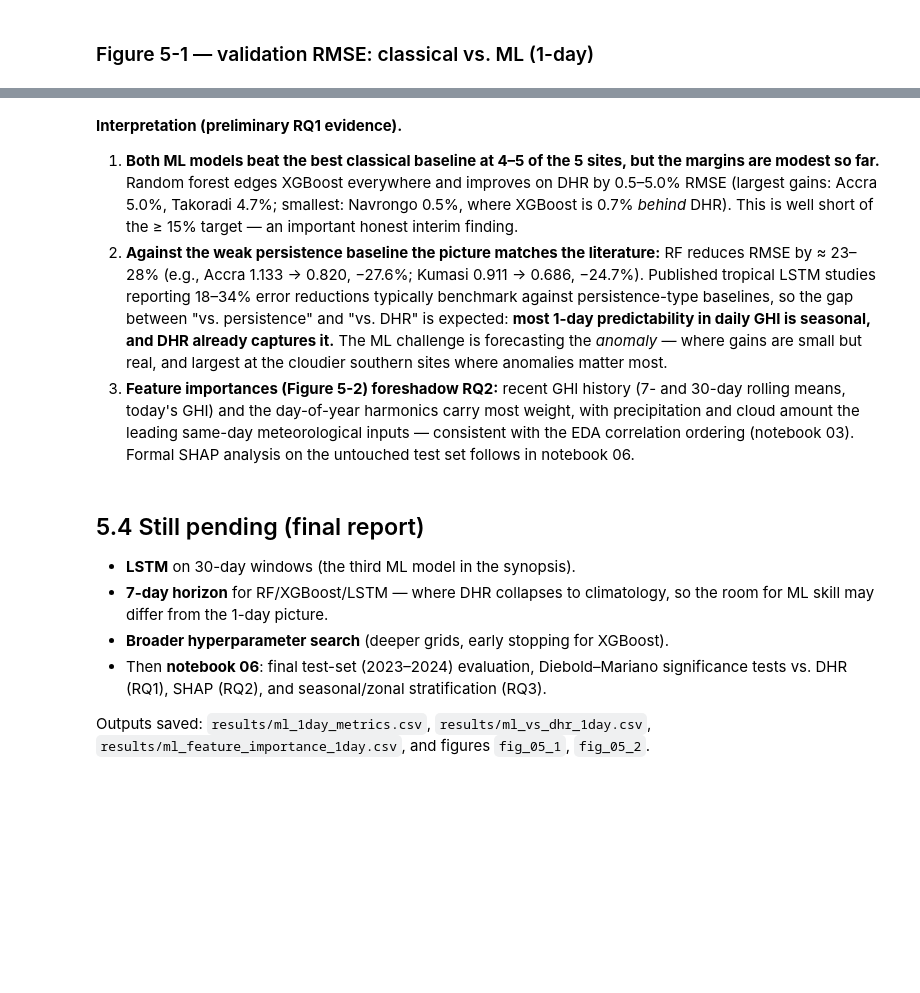
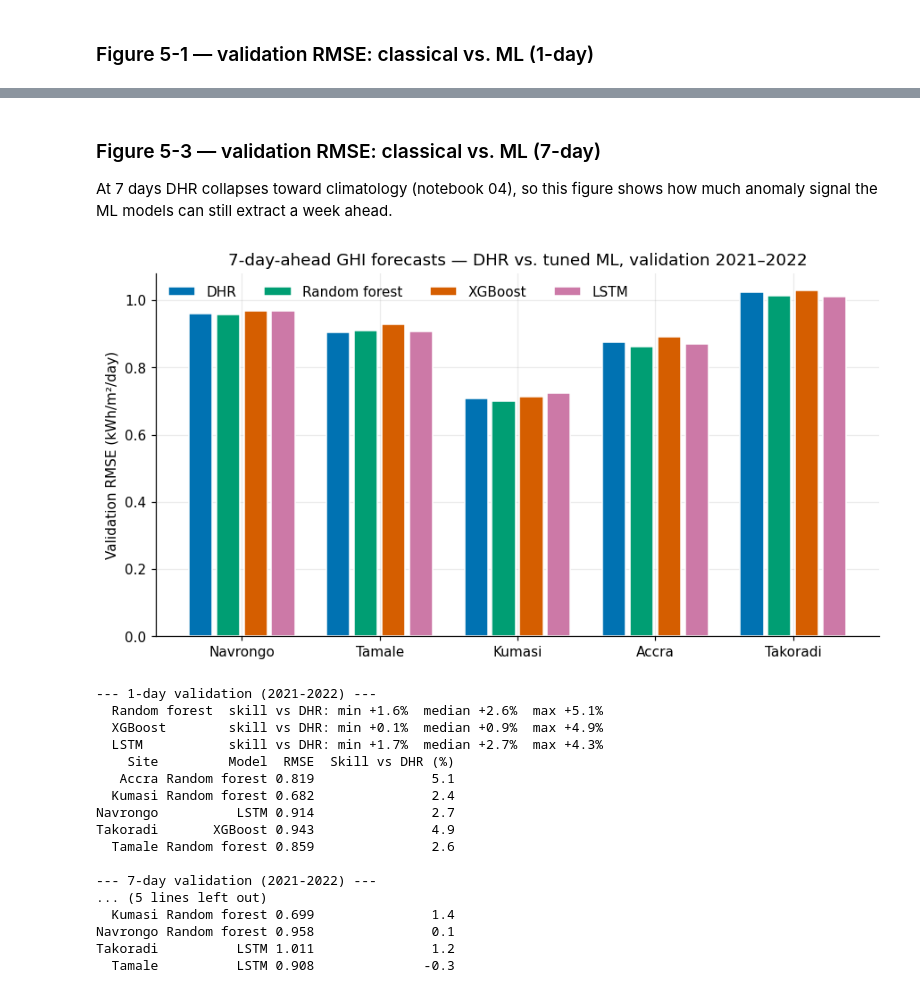
Before and after one commit to kudumens/capstone-solar-ghana, a Jupyter notebook: notebooks/05_ml_models.ipynb, the cells around one changed output, grey strips where cells are left out. Saved outputs shown, nothing was run; the diff lists cells and outputs as text; code cells hidden in the pictures; blank space fills up the shorter version.

```diff
--- a/notebooks/05_ml_models.ipynb
+++ b/notebooks/05_ml_models.ipynb
@@ -228,35 +581,39 @@ imp.round(3)
-# %% [markdown]
-**Interpretation (preliminary RQ1 evidence).**
-
-1. **Both ML models beat the best classical baseline at 4–5 of the 5 sites, but the
-   margins are modest so far.** Random forest edges XGBoost everywhere and improves
-   on DHR by 0.5–5.0% RMSE (largest gains: Accra 5.0%, Takoradi 4.7%; smallest:
-   Navrongo 0.5%, where XGBoost is 0.7% *behind* DHR). This is well short of the
-   ≥ 15% target — an important honest interim finding.
-2. **Against the weak persistence baseline the picture matches the literature:**
-   RF reduces RMSE by ≈ 23–28% (e.g., Accra 1.133 → 0.820, −27.6%; Kumasi
-   0.911 → 0.686, −24.7%). Published tropical LSTM studies reporting 18–34% error
-   reductions typically benchmark against persistence-type baselines, so the gap
-   between "vs. persistence" and "vs. DHR" is expected: **most 1-day predictability
-   in daily GHI is seasonal, and DHR already captures it.** The ML challenge is
-   forecasting the *anomaly* — where gains are small but real, and largest at the
-   cloudier southern sites where anomalies matter most.
-3. **Feature importances (Figure 5-2) foreshadow RQ2:** recent GHI history
-   (7- and 30-day rolling means, today's GHI) and the day-of-year harmonics carry
-   most weight, with precipitation and cloud amount the leading same-day
-   meteorological inputs — consistent with the EDA correlation ordering
-   (notebook 03). Formal SHAP analysis on the untouched test set follows in
-   notebook 06.
-# %% [markdown]
-## 5.4 Still pending (final report)
-
-- **LSTM** on 30-day windows (the third ML model in the synopsis).
-- **7-day horizon** for RF/XGBoost/LSTM — where DHR collapses to climatology, so
-  the room for ML skill may differ from the 1-day picture.
-- **Broader hyperparameter search** (deeper grids, early stopping for XGBoost).
-- Then **notebook 06**: final test-set (2023–2024) evaluation, Diebold–Mariano
-  significance tests vs. DHR (RQ1), SHAP (RQ2), and seasonal/zonal stratification
-  (RQ3).
-
-Outputs saved: `results/ml_1day_metrics.csv`, `results/ml_vs_dhr_1day.csv`,
-`results/ml_feature_importance_1day.csv`, and figures `fig_05_1`, `fig_05_2`.
+# %% [markdown]
+### Figure 5-3 — validation RMSE: classical vs. ML (7-day)
+
+At 7 days DHR collapses toward climatology (notebook 04), so this figure shows how
+much anomaly signal the ML models can still extract a week ahead.
+# %%
+rmse_bars('7-day', 'fig_05_3_ml_vs_dhr_7day.png',
+          '7-day-ahead GHI forecasts — DHR vs. tuned ML, validation 2021–2022')
+# %% [output]
+[figure, added]
+# %%
+for h in HORIZONS:
+    sub = comp[comp['Horizon'] == f'{h}-day']
+    print(f'--- {h}-day validation (2021-2022) ---')
+    for model in ['Random forest', 'XGBoost', 'LSTM']:
+        s = sub[sub['Model'] == model]['Skill vs DHR (%)']
+        print(f'  {model:<14} skill vs DHR: min {s.min():+.1f}%  '
+              f'median {s.median():+.1f}%  max {s.max():+.1f}%')
+    best_by_site = sub.loc[sub.groupby('Site')['RMSE'].idxmin(),
+                           ['Site', 'Model', 'RMSE', 'Skill vs DHR (%)']]
+    print(best_by_site.to_string(index=False), '\n')
+# %% [output]
+--- 1-day validation (2021-2022) ---
+  Random forest  skill vs DHR: min +1.6%  median +2.6%  max +5.1%
+  XGBoost        skill vs DHR: min +0.1%  median +0.9%  max +4.9%
+  LSTM           skill vs DHR: min +1.7%  median +2.7%  max +4.3%
+    Site         Model  RMSE  Skill vs DHR (%)
+   Accra Random forest 0.819               5.1
+  Kumasi Random forest 0.682               2.4
+Navrongo          LSTM 0.914               2.7
+Takoradi       XGBoost 0.943               4.9
+  Tamale Random forest 0.859               2.6
+
+--- 7-day validation (2021-2022) ---
+... (5 lines left out)
+  Kumasi Random forest 0.699               1.4
+Navrongo Random forest 0.958               0.1
+Takoradi          LSTM 1.011               1.2
+  Tamale          LSTM 0.908              -0.3
```
Also changed, not shown: parts of 19 cells of this notebook, 47 other files.
